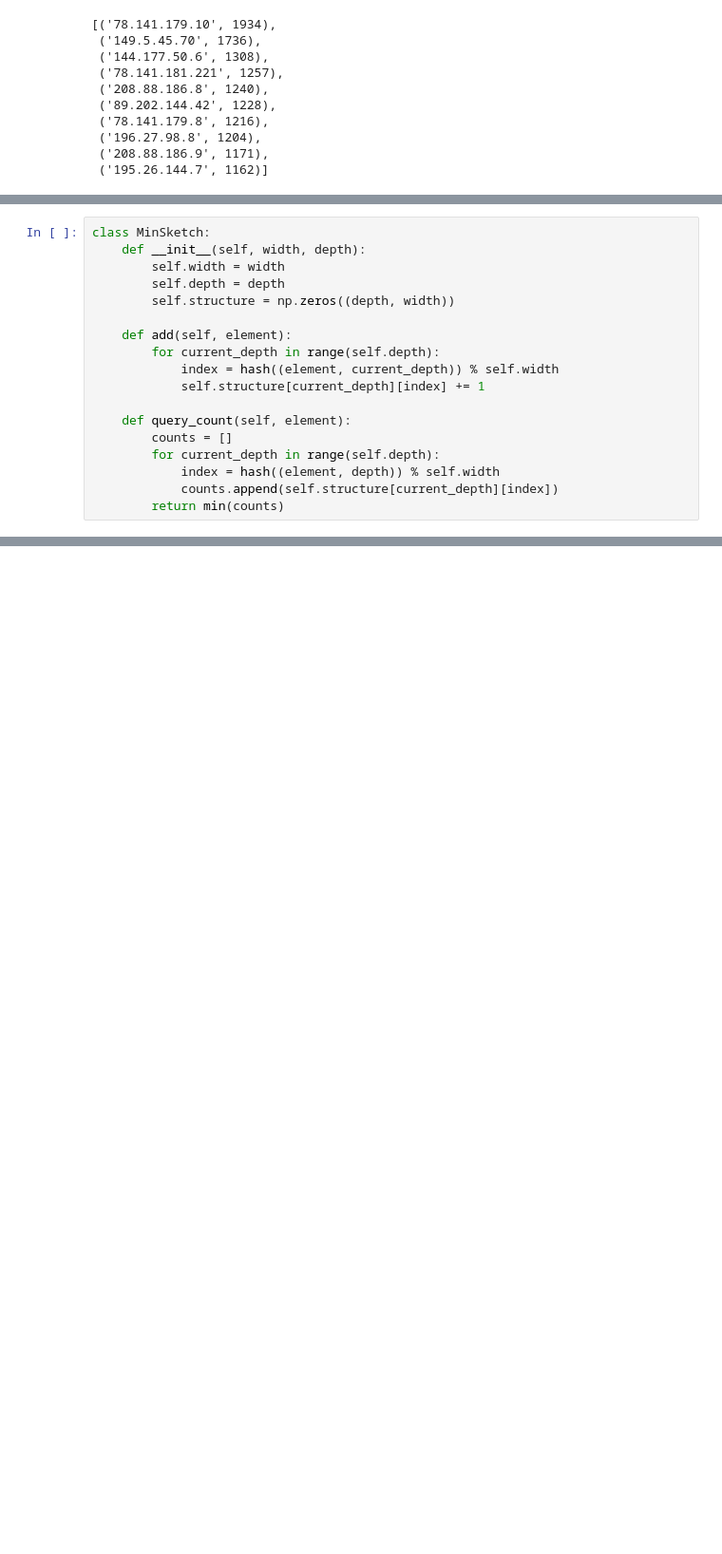
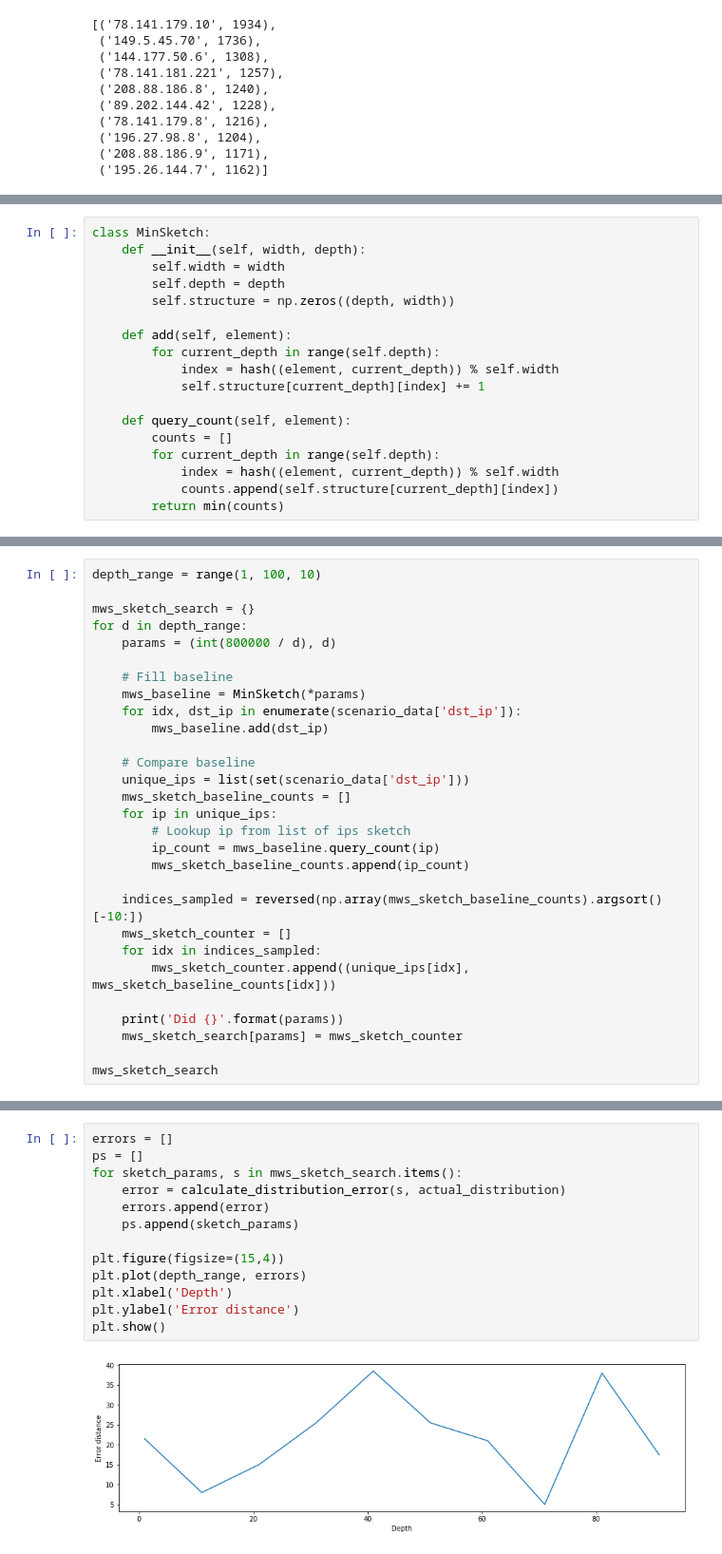
Before and after one commit to Yzoni/cyber-data-analytics, a Jupyter notebook: assignment3/sampling_and_sketching.ipynb, the cells around one changed output, grey strips where cells are left out. Shown at 95% size. Saved outputs shown, nothing was run; the diff lists cells and outputs as text; blank space fills up the shorter version.

```diff
--- a/assignment3/sampling_and_sketching.ipynb
+++ b/assignment3/sampling_and_sketching.ipynb
@@ -250,6 +234,6 @@ class MinSketch:
     def query_count(self, element):
         counts = []
         for current_depth in range(self.depth):
-            index = hash((element, depth)) % self.width
+            index = hash((element, current_depth)) % self.width
             counts.append(self.structure[current_depth][index])
         return min(counts)
@@ -279,0 +242,29 @@ sketch_reservoirs_counts
+# %%
+depth_range = range(1, 100, 10)
+
+mws_sketch_search = {}
+for d in depth_range:
+    params = (int(800000 / d), d)
+
+    # Fill baseline
+    mws_baseline = MinSketch(*params)
+    for idx, dst_ip in enumerate(scenario_data['dst_ip']):
+        mws_baseline.add(dst_ip)
+
+    # Compare baseline
+    unique_ips = list(set(scenario_data['dst_ip']))
+    mws_sketch_baseline_counts = []
+    for ip in unique_ips:
+        # Lookup ip from list of ips sketch
+        ip_count = mws_baseline.query_count(ip)
+        mws_sketch_baseline_counts.append(ip_count)
+
+    indices_sampled = reversed(np.array(mws_sketch_baseline_counts).argsort()[-10:])
+    mws_sketch_counter = []
+    for idx in indices_sampled:
+        mws_sketch_counter.append((unique_ips[idx], mws_sketch_baseline_counts[idx]))
+
+    print('Did {}'.format(params))
+    mws_sketch_search[params] = mws_sketch_counter
+
+mws_sketch_search
@@ -279,0 +299,15 @@ sketch_reservoirs_counts
+# %%
+errors = []
+ps = []
+for sketch_params, s in mws_sketch_search.items():
+    error = calculate_distribution_error(s, actual_distribution)
+    errors.append(error)
+    ps.append(sketch_params)
+
+plt.figure(figsize=(15,4))
+plt.plot(depth_range, errors)
+plt.xlabel('Depth')
+plt.ylabel('Error distance')
+plt.show()
+# %% [output]
+[figure, added]
```
Also changed, not shown: parts of 13 cells of this notebook.
